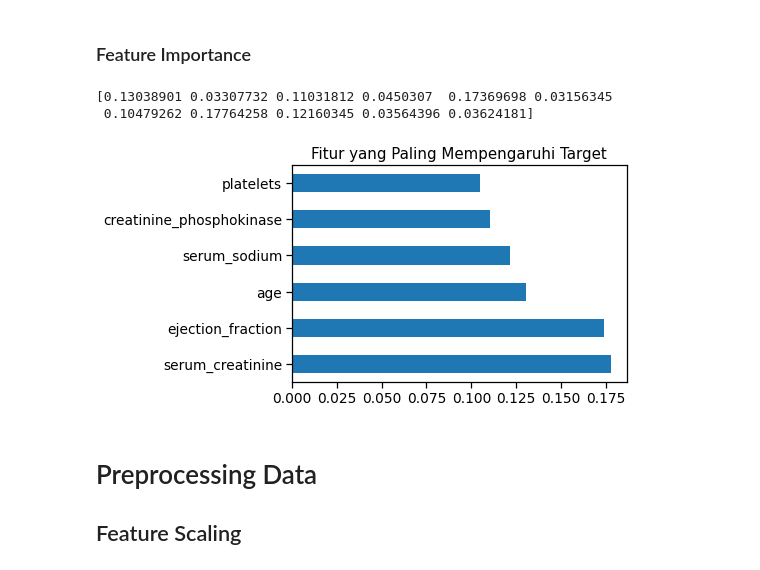
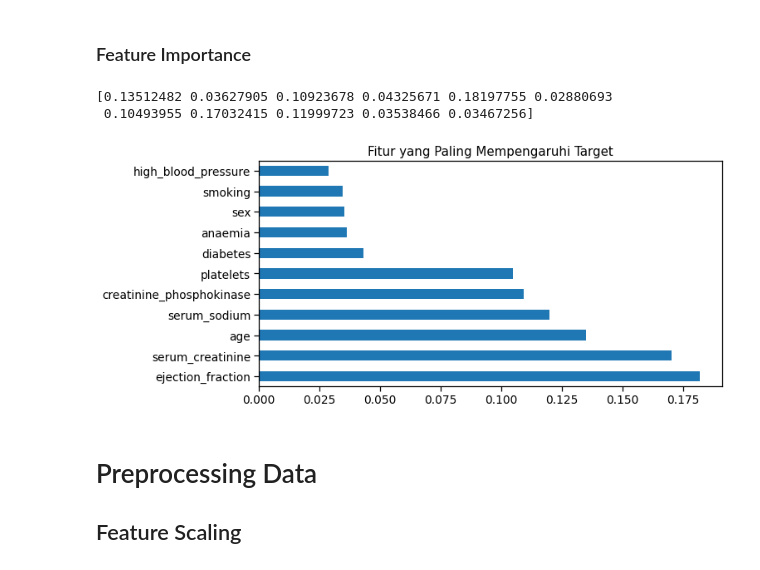
Before and after one commit to vistasasmitapadmanagara/H8_4_Vista, a Jupyter notebook: projek3_ensemble/notebook/projek_3_ensemble.ipynb, the cells around one changed output. Cells and saved outputs as stored; diff of their text form; code cells hidden in the pictures.

```diff
--- a/projek3_ensemble/notebook/projek_3_ensemble.ipynb
+++ b/projek3_ensemble/notebook/projek_3_ensemble.ipynb
@@ -122,3 +119,2 @@ Terdapat sebuah kolom yang pengejaan namanya kurang tepat yaitu "anaemia" yang s
 # %%
-df = df.rename(columns={"anaemia": "anemia"})
 df = df.rename(columns={"DEATH_EVENT": "target"})
@@ -125,3 +123,5 @@ df = df.rename(columns={"DEATH_EVENT": "target"})
+# %%
+df.drop(columns=['Unnamed: 0'], inplace=True)
 # %% [markdown]
 **Cek apakah ada nilai null atau tidak.**
 # %%
@@ -163,0 +166,5 @@ df.describe()
+# %%
+dic = {1:'Yes', 0:'No'}
+df[['anaemia', 'diabetes', 'high_blood_pressure', 'sex', 'smoking', 'target']] = df[['anaemia', 'diabetes', 'high_blood_pressure', 'sex', 'smoking', 'target']].replace(dic)
+
+df.head(2)
@@ -205,6 +216,15 @@ plt.show()
 # %% [markdown]
 ## Feature Selection
 ### Correlation Analysis
+# %%
+le = LabelEncoder()
+
+df['anaemia'] = le.fit_transform(df['anaemia'])
+df['diabetes'] = le.fit_transform(df['diabetes'])
+df['high_blood_pressure'] = le.fit_transform(df['high_blood_pressure'])
+df['sex'] = le.fit_transform(df['sex'])
+df['smoking'] = le.fit_transform(df['smoking'])
+df['target'] = le.fit_transform(df['target'])
 # %%
 plt.figure(figsize=(12,10))
 fig = sns.heatmap(data=round(df.corr(),2), annot=True, annot_kws={"fontsize":13})
@@ -216,21 +236,23 @@ plt.show()
 # %%
 X = df.drop(['time','target'], axis=1)
 y = df['target']
 
 from sklearn.ensemble import ExtraTreesClassifier
 model = ExtraTreesClassifier()
 model.fit(X,y)
 print(model.feature_importances_)
 
 #plot the graph of feature importances
 feat_importances = pd.Series(model.feature_importances_, index=X.columns)
-feat_importances.nlargest(6).plot(kind='barh')
+plt.figure(figsize=(10,5))
+feat_importances.nlargest(11).plot(kind='barh')
 plt.title("Fitur yang Paling Mempengaruhi Target")
+
 plt.show()
 # %% [output]
-[0.13038901 0.03307732 0.11031812 0.0450307  0.17369698 0.03156345
- 0.10479262 0.17764258 0.12160345 0.03564396 0.03624181]
+[0.13512482 0.03627905 0.10923678 0.04325671 0.18197755 0.02880693
+ 0.10493955 0.17032415 0.11999723 0.03538466 0.03467256]
-[figure, old version]
+[figure, new version]
 # %% [markdown]
 # Preprocessing Data
 ## Feature Scaling
```
Also changed, not shown: parts of 24 cells of this notebook.
